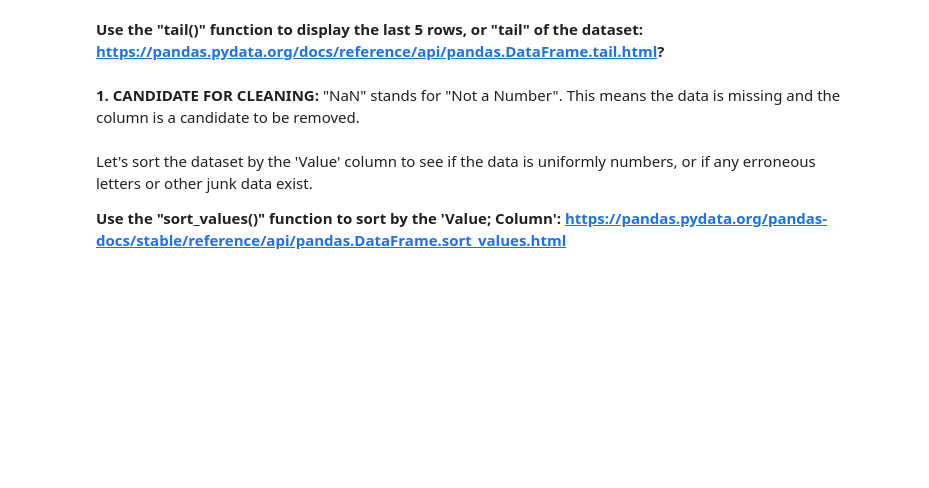
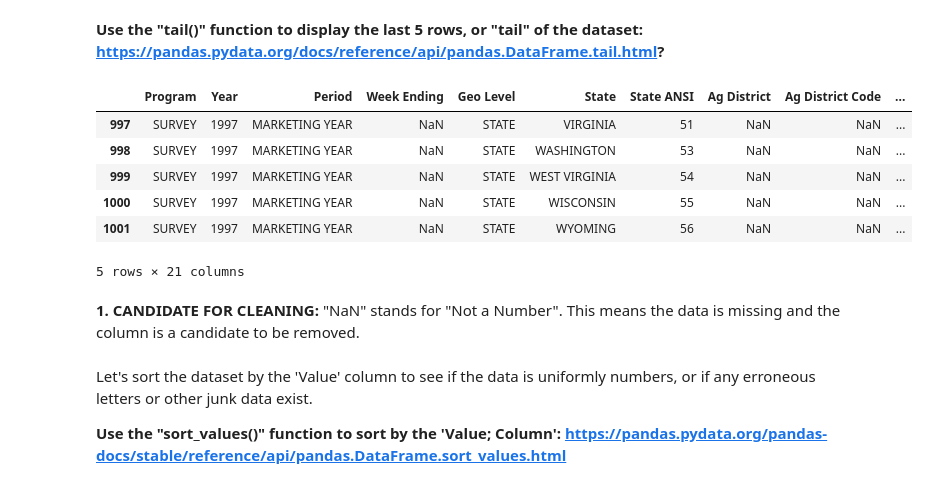
Before and after one commit to uelpalmer12/Uel-ASM591-Labs, a Jupyter notebook: Lab2/lab2/lab2-UelPalmer.ipynb, the cells around one changed output. Cells and saved outputs as stored; diff of their text form; code cells hidden in the pictures; blank space fills up the shorter version.

```diff
--- a/Lab2/lab2/lab2-UelPalmer.ipynb
+++ b/Lab2/lab2/lab2-UelPalmer.ipynb
@@ -114,8 +124,16 @@ Now that you have imported the data, let's print the first 5 rows of the data to
 **Use the "tail()" function to display the last 5 rows, or "tail" of the dataset: https://pandas.pydata.org/docs/reference/api/pandas.DataFrame.tail.html?**
 # %%
 # Show the end of the data using the tail function
-
 # Enter code here ...
+dirty_CORN.tail()
+# %% [output]
+|  | Program | Year | Period | Week Ending | Geo Level | State | State ANSI | Ag District | Ag District Code | ... |
+| 997 | SURVEY | 1997 | MARKETING YEAR | NaN | STATE | VIRGINIA | 51 | NaN | NaN | ... |
+| 998 | SURVEY | 1997 | MARKETING YEAR | NaN | STATE | WASHINGTON | 53 | NaN | NaN | ... |
+| 999 | SURVEY | 1997 | MARKETING YEAR | NaN | STATE | WEST VIRGINIA | 54 | NaN | NaN | ... |
+| 1000 | SURVEY | 1997 | MARKETING YEAR | NaN | STATE | WISCONSIN | 55 | NaN | NaN | ... |
+| 1001 | SURVEY | 1997 | MARKETING YEAR | NaN | STATE | WYOMING | 56 | NaN | NaN | ... |
+5 rows × 21 columns
 # %% [markdown]
 **1. CANDIDATE FOR CLEANING:** "NaN" stands for "Not a Number". This means the data is missing and the column is a candidate to be removed.
 # %% [markdown]
```
Also changed, not shown: parts of 4 cells of this notebook.
